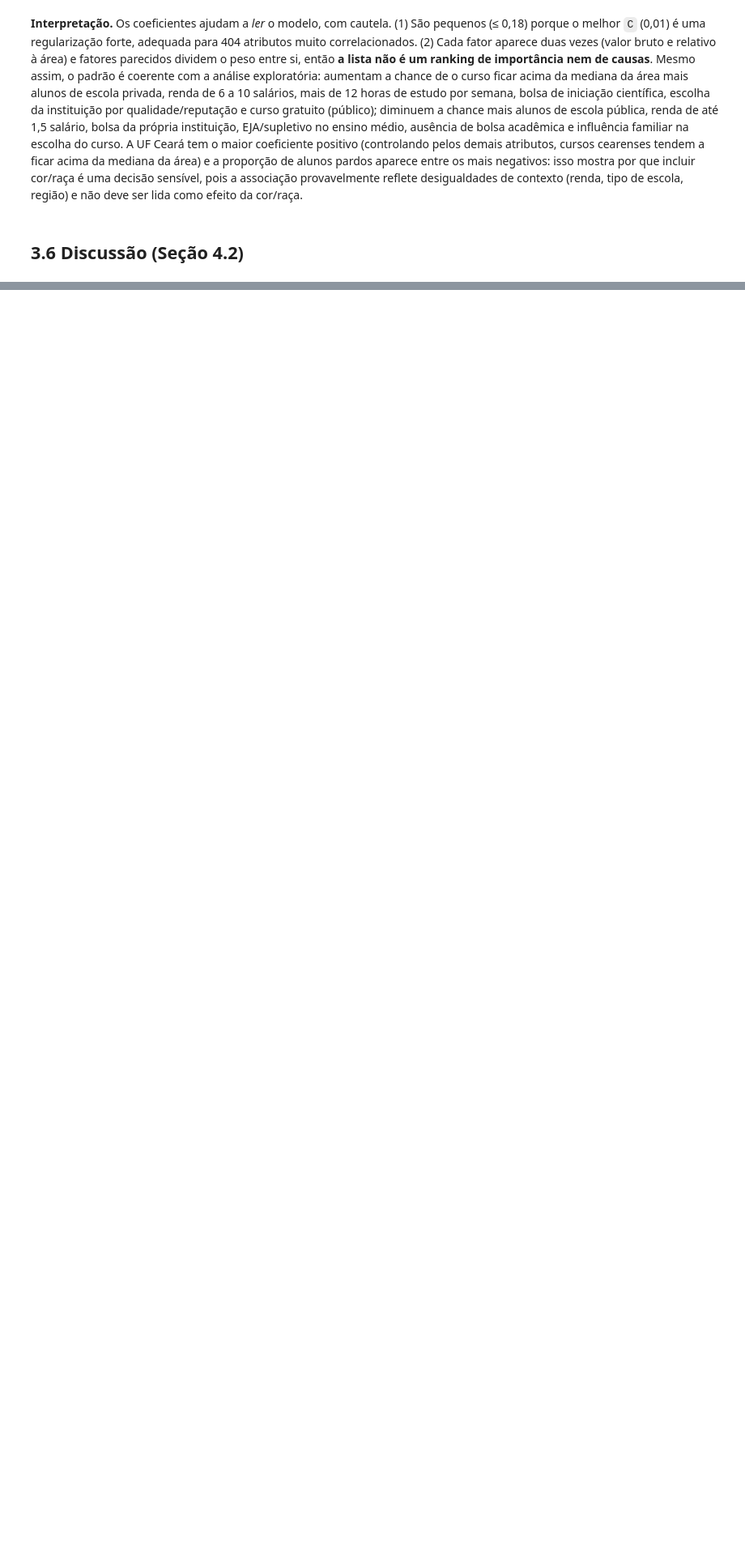
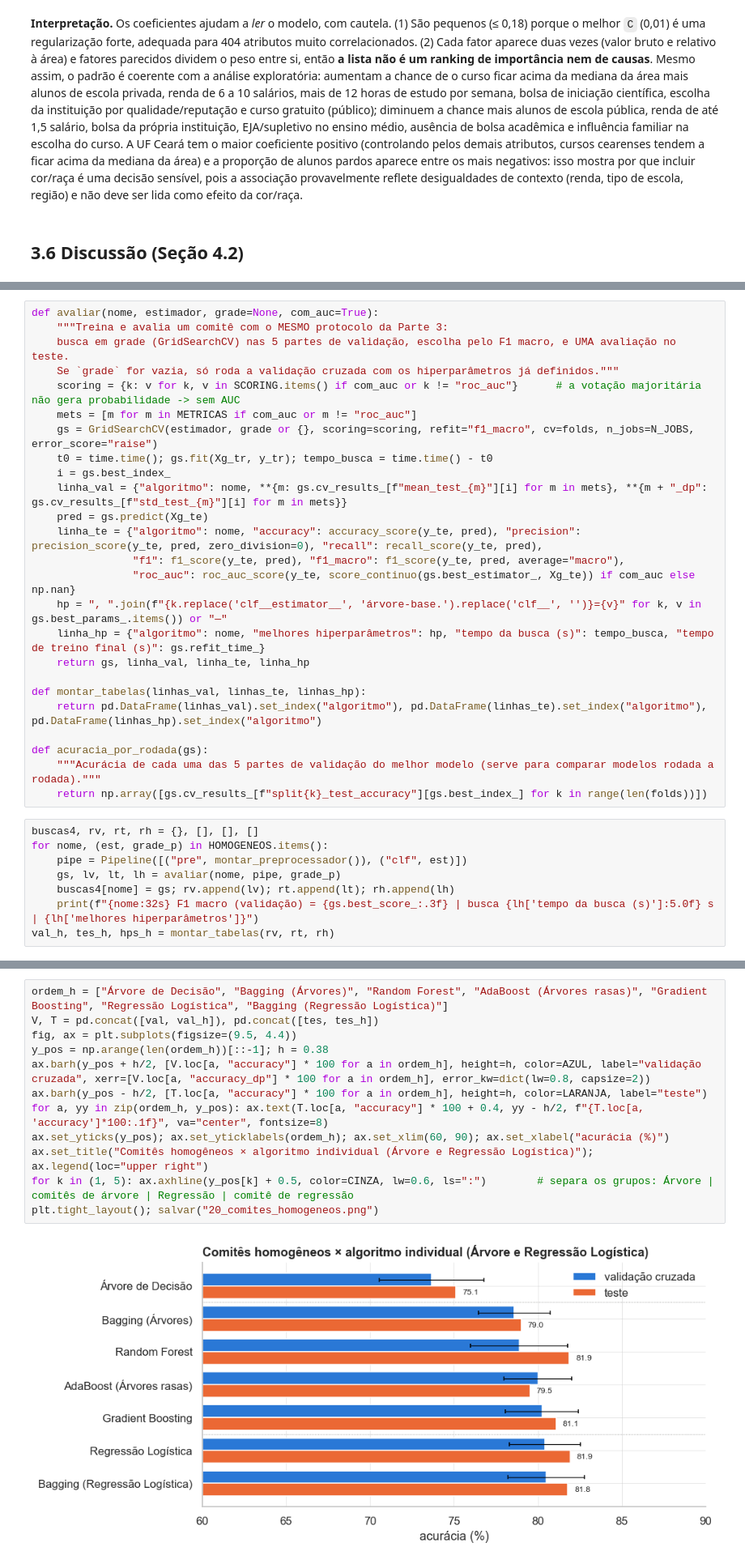
Before and after one commit to NicolasSimoes/cienciasdedados, a Jupyter notebook: cienciadados/ENADE2023/ENADE2023_Sprints_1_2_3.ipynb, the cells around one changed output, grey strips where cells are left out. Shown at 81% size. Saved outputs shown, nothing was run; the diff lists cells and outputs as text; blank space fills up the shorter version.

```diff
--- a/cienciadados/ENADE2023/ENADE2023_Sprints_1_2_3.ipynb
+++ b/cienciadados/ENADE2023/ENADE2023_Sprints_1_2_3.ipynb
@@ -1370,0 +1508,33 @@ print(f"{len(imp)} atributos transformados | {int((imp['coeficiente'].abs() < 1e
+# %%
+def avaliar(nome, estimador, grade=None, com_auc=True):
+    """Treina e avalia um comitê com o MESMO protocolo da Parte 3:
+    busca em grade (GridSearchCV) nas 5 partes de validação, escolha pelo F1 macro, e UMA avaliação no teste.
+    Se `grade` for vazia, só roda a validação cruzada com os hiperparâmetros já definidos."""
+    scoring = {k: v for k, v in SCORING.items() if com_auc or k != "roc_auc"}      # a votação majoritária não gera probabilidade -> sem AUC
+    mets = [m for m in METRICAS if com_auc or m != "roc_auc"]
+    gs = GridSearchCV(estimador, grade or {}, scoring=scoring, refit="f1_macro", cv=folds, n_jobs=N_JOBS, error_score="raise")
+    t0 = time.time(); gs.fit(Xg_tr, y_tr); tempo_busca = time.time() - t0
+    i = gs.best_index_
+    linha_val = {"algoritmo": nome, **{m: gs.cv_results_[f"mean_test_{m}"][i] for m in mets}, **{m + "_dp": gs.cv_results_[f"std_test_{m}"][i] for m in mets}}
+    pred = gs.predict(Xg_te)
+    linha_te = {"algoritmo": nome, "accuracy": accuracy_score(y_te, pred), "precision": precision_score(y_te, pred, zero_division=0), "recall": recall_score(y_te, pred),
+                "f1": f1_score(y_te, pred), "f1_macro": f1_score(y_te, pred, average="macro"),
+                "roc_auc": roc_auc_score(y_te, score_continuo(gs.best_estimator_, Xg_te)) if com_auc else np.nan}
+    hp = ", ".join(f"{k.replace('clf__estimator__', 'árvore-base.').replace('clf__', '')}={v}" for k, v in gs.best_params_.items()) or "—"
+    linha_hp = {"algoritmo": nome, "melhores hiperparâmetros": hp, "tempo da busca (s)": tempo_busca, "tempo de treino final (s)": gs.refit_time_}
+    return gs, linha_val, linha_te, linha_hp
+
+def montar_tabelas(linhas_val, linhas_te, linhas_hp):
+    return pd.DataFrame(linhas_val).set_index("algoritmo"), pd.DataFrame(linhas_te).set_index("algoritmo"), pd.DataFrame(linhas_hp).set_index("algoritmo")
+
+def acuracia_por_rodada(gs):
+    """Acurácia de cada uma das 5 partes de validação do melhor modelo (serve para comparar modelos rodada a rodada)."""
+    return np.array([gs.cv_results_[f"split{k}_test_accuracy"][gs.best_index_] for k in range(len(folds))])
+# %%
+buscas4, rv, rt, rh = {}, [], [], []
+for nome, (est, grade_p) in HOMOGENEOS.items():
+    pipe = Pipeline([("pre", montar_preprocessador()), ("clf", est)])
+    gs, lv, lt, lh = avaliar(nome, pipe, grade_p)
+    buscas4[nome] = gs; rv.append(lv); rt.append(lt); rh.append(lh)
+    print(f"{nome:32s} F1 macro (validação) = {gs.best_score_:.3f} | busca {lh['tempo da busca (s)']:5.0f} s | {lh['melhores hiperparâmetros']}")
+val_h, tes_h, hps_h = montar_tabelas(rv, rt, rh)
@@ -1370,0 +1603,14 @@ print(f"{len(imp)} atributos transformados | {int((imp['coeficiente'].abs() < 1e
+# %%
+ordem_h = ["Árvore de Decisão", "Bagging (Árvores)", "Random Forest", "AdaBoost (Árvores rasas)", "Gradient Boosting", "Regressão Logística", "Bagging (Regressão Logística)"]
+V, T = pd.concat([val, val_h]), pd.concat([tes, tes_h])
+fig, ax = plt.subplots(figsize=(9.5, 4.4))
+y_pos = np.arange(len(ordem_h))[::-1]; h = 0.38
+ax.barh(y_pos + h/2, [V.loc[a, "accuracy"] * 100 for a in ordem_h], height=h, color=AZUL, label="validação cruzada", xerr=[V.loc[a, "accuracy_dp"] * 100 for a in ordem_h], error_kw=dict(lw=0.8, capsize=2))
+ax.barh(y_pos - h/2, [T.loc[a, "accuracy"] * 100 for a in ordem_h], height=h, color=LARANJA, label="teste")
+for a, yy in zip(ordem_h, y_pos): ax.text(T.loc[a, "accuracy"] * 100 + 0.4, yy - h/2, f"{T.loc[a, 'accuracy']*100:.1f}", va="center", fontsize=8)
+ax.set_yticks(y_pos); ax.set_yticklabels(ordem_h); ax.set_xlim(60, 90); ax.set_xlabel("acurácia (%)")
+ax.set_title("Comitês homogêneos × algoritmo individual (Árvore e Regressão Logística)"); ax.legend(loc="upper right")
+for k in (1, 5): ax.axhline(y_pos[k] + 0.5, color=CINZA, lw=0.6, ls=":")        # separa os grupos: Árvore | comitês de árvore | Regressão | comitê de regressão
+plt.tight_layout(); salvar("20_comites_homogeneos.png")
+# %% [output]
+[figure, added]
```
Also changed, not shown: parts of 34 cells of this notebook, 9 other files.
